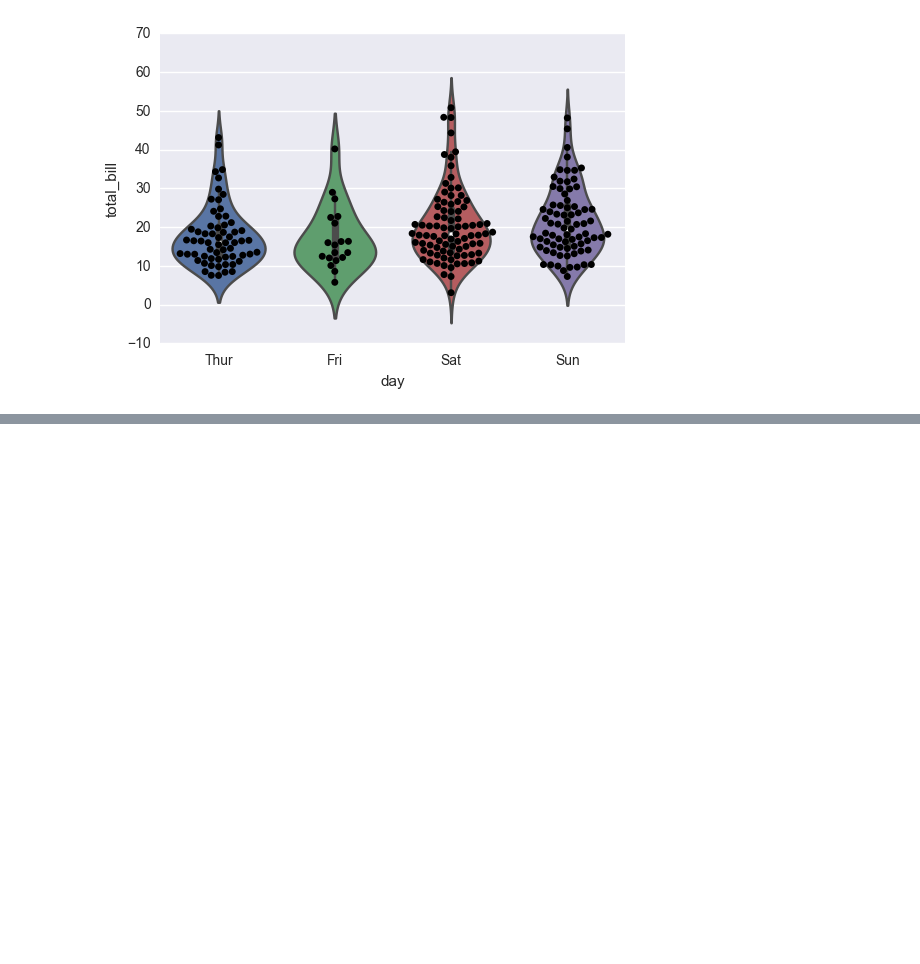
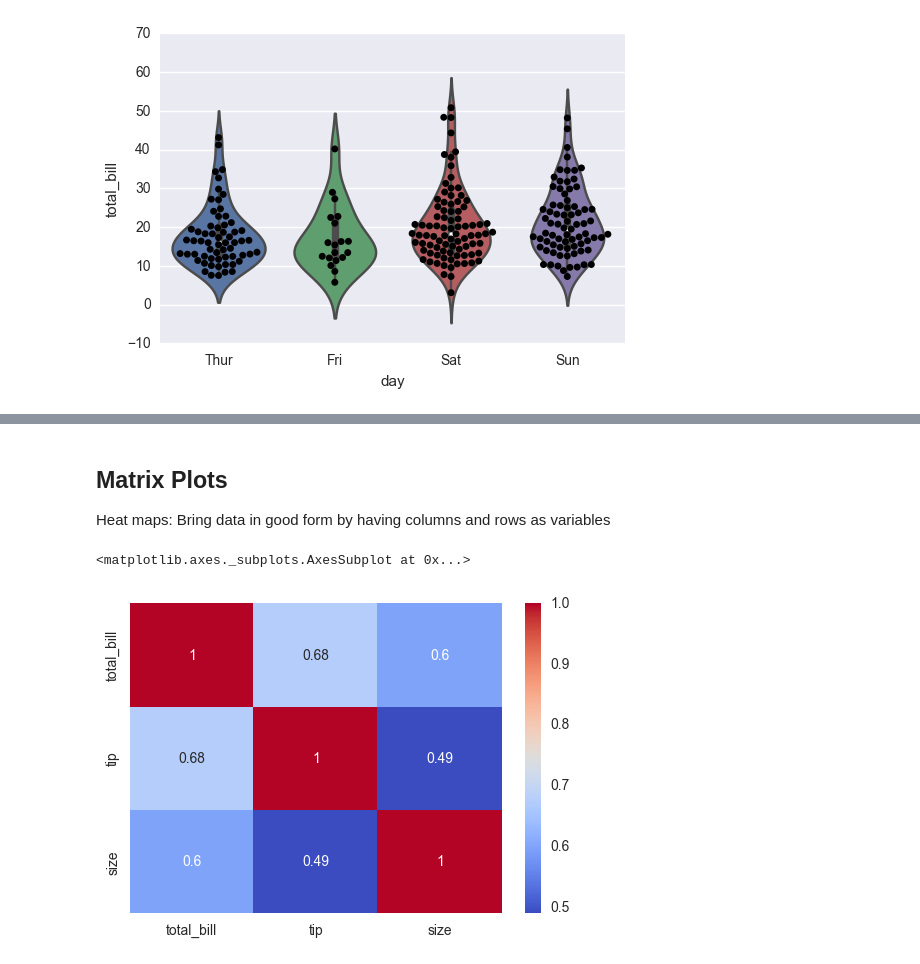
Before and after one commit to woskar/datascience, a Jupyter notebook: Seaborn.ipynb, the cells around one changed output, grey strips where cells are left out. Saved outputs shown, nothing was run; the diff lists cells and outputs as text; code cells hidden in the pictures; blank space fills up the shorter version.

```diff
--- a/Seaborn.ipynb
+++ b/Seaborn.ipynb
@@ -201,0 +207,6 @@ most
+# %%
+import seaborn as sns
+%matplotlib inline
+tips = sns.load_dataset('tips')
+flights = sns.load_dataset('flights')
+flights.head()
@@ -201,0 +220,13 @@ most
+# %% [markdown]
+## Matrix Plots
+Heat maps: Bring data in good form by having columns and rows as variables
+# %%
+tc = tips.corr()
+#convert dataframe in matrix-style correlation data-set
+# %%
+sns.heatmap(tc, annot=True, cmap='coolwarm')
+#annot for annotation prints the numerical value in the cells
+#cmap for colormap specifies style
+# %% [output]
+<matplotlib.axes._subplots.AxesSubplot at 0x...>
+[figure, added]
```
Also changed, not shown: parts of 21 cells of this notebook.
